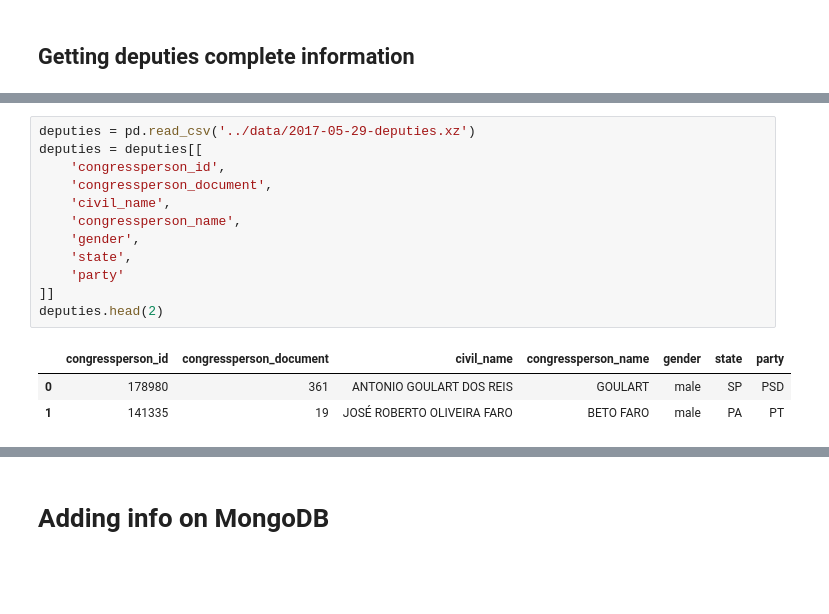
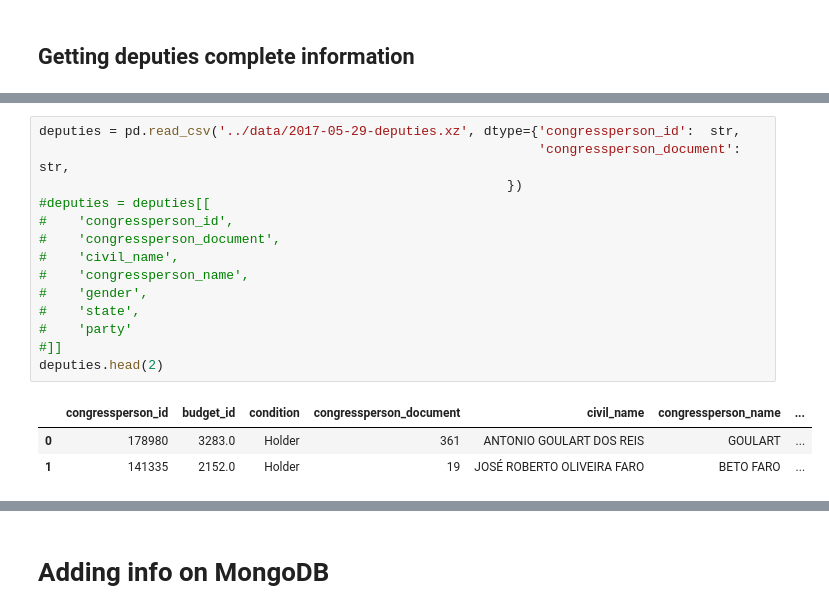
Before and after one commit to okfn-brasil/perfil-politico, a Jupyter notebook: notebooks/02-get-deputy-personal-info.ipynb, the cells around one changed output, grey strips where cells are left out. Drawn from its saved outputs; the diff is of its cells as text; blank space fills up the shorter version.

```diff
--- a/notebooks/02-get-deputy-personal-info.ipynb
+++ b/notebooks/02-get-deputy-personal-info.ipynb
@@ -34,19 +72,21 @@ deputy_candidates.head(2)
 # %%
-deputies = pd.read_csv('../data/2017-05-29-deputies.xz')
-deputies = deputies[[
-    'congressperson_id',
-    'congressperson_document',
-    'civil_name',
-    'congressperson_name',
-    'gender',
-    'state',
-    'party'
-]]
+deputies = pd.read_csv('../data/2017-05-29-deputies.xz', dtype={'congressperson_id':  str,
+                                                                'congressperson_document': str,
+                                                            })
+#deputies = deputies[[
+#    'congressperson_id',
+#    'congressperson_document',
+#    'civil_name',
+#    'congressperson_name',
+#    'gender',
+#    'state',
+#    'party'
+#]]
 deputies.head(2)
 # %% [output]
-|  | congressperson_id | congressperson_document | civil_name | congressperson_name | gender | state | party |
-| 0 | 178980 | 361 | ANTONIO GOULART DOS REIS | GOULART | male | SP | PSD |
-| 1 | 141335 | 19 | JOSÉ ROBERTO OLIVEIRA FARO | BETO FARO | male | PA | PT |
+|  | congressperson_id | budget_id | condition | congressperson_document | civil_name | congressperson_name | ... |
+| 0 | 178980 | 3283.0 | Holder | 361 | ANTONIO GOULART DOS REIS | GOULART | ... |
+| 1 | 141335 | 2152.0 | Holder | 19 | JOSÉ ROBERTO OLIVEIRA FARO | BETO FARO | ... |
 # %%
 deputies_personal_info = pd.merge(deputy_candidates, deputies, how='inner', on=['civil_name', 'state'])
 deputies_personal_info.head()
```
Also changed, not shown: parts of 19 cells of this notebook, 1 other file.
